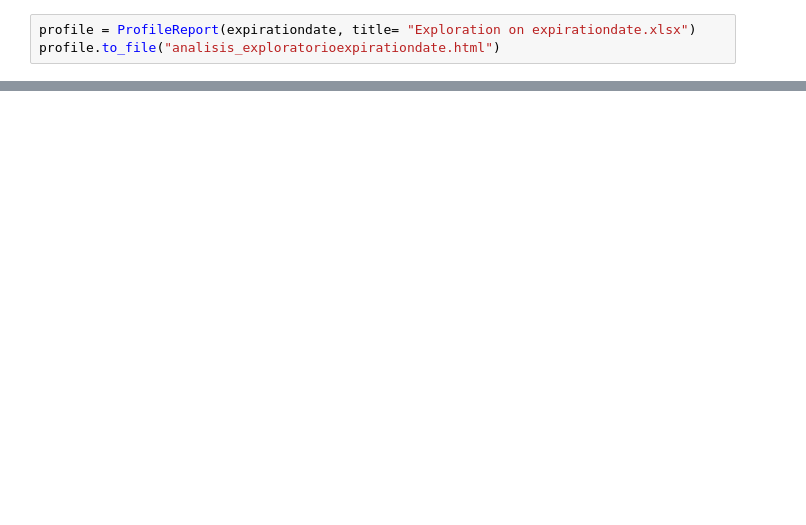
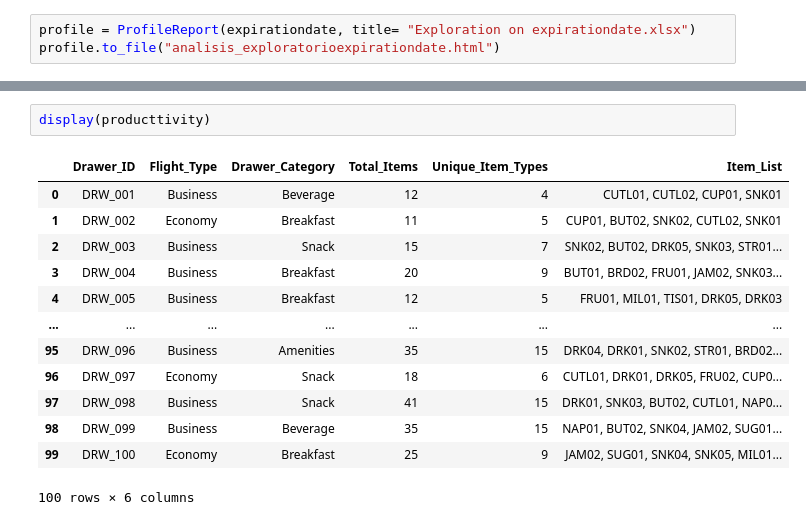
Before and after one commit to ErickFler/Hackolotes, a Jupyter notebook: EDA.ipynb, the cells around one changed output, grey strips where cells are left out. Drawn from its saved outputs; the diff is of its cells as text; blank space fills up the shorter version.

```diff
--- a/EDA.ipynb
+++ b/EDA.ipynb
@@ -20,0 +52,16 @@ profile3.to_file("analisis_explatorioproducttivity.html")
+# %%
+display(producttivity)
+# %% [output]
+|  | Drawer_ID | Flight_Type | Drawer_Category | Total_Items | Unique_Item_Types | Item_List |
+| 0 | DRW_001 | Business | Beverage | 12 | 4 | CUTL01, CUTL02, CUP01, SNK01 |
+| 1 | DRW_002 | Economy | Breakfast | 11 | 5 | CUP01, BUT02, SNK02, CUTL02, SNK01 |
+| 2 | DRW_003 | Business | Snack | 15 | 7 | SNK02, BUT02, DRK05, SNK03, STR01... |
+| 3 | DRW_004 | Business | Breakfast | 20 | 9 | BUT01, BRD02, FRU01, JAM02, SNK03... |
+| 4 | DRW_005 | Business | Breakfast | 12 | 5 | FRU01, MIL01, TIS01, DRK05, DRK03 |
+| ... | ... | ... | ... | ... | ... | ... |
+| 95 | DRW_096 | Business | Amenities | 35 | 15 | DRK04, DRK01, SNK02, STR01, BRD02... |
+| 96 | DRW_097 | Economy | Snack | 18 | 6 | CUTL01, DRK01, DRK05, FRU02, CUP0... |
+| 97 | DRW_098 | Business | Snack | 41 | 15 | DRK01, SNK03, BUT02, CUTL01, NAP0... |
+| 98 | DRW_099 | Business | Beverage | 35 | 15 | NAP01, BUT02, SNK04, JAM02, SUG01... |
+| 99 | DRW_100 | Economy | Breakfast | 25 | 9 | JAM02, SUG01, SNK04, SNK05, MIL01... |
+100 rows × 6 columns
```
Also changed, not shown: parts of 7 cells of this notebook, 3 other files.
